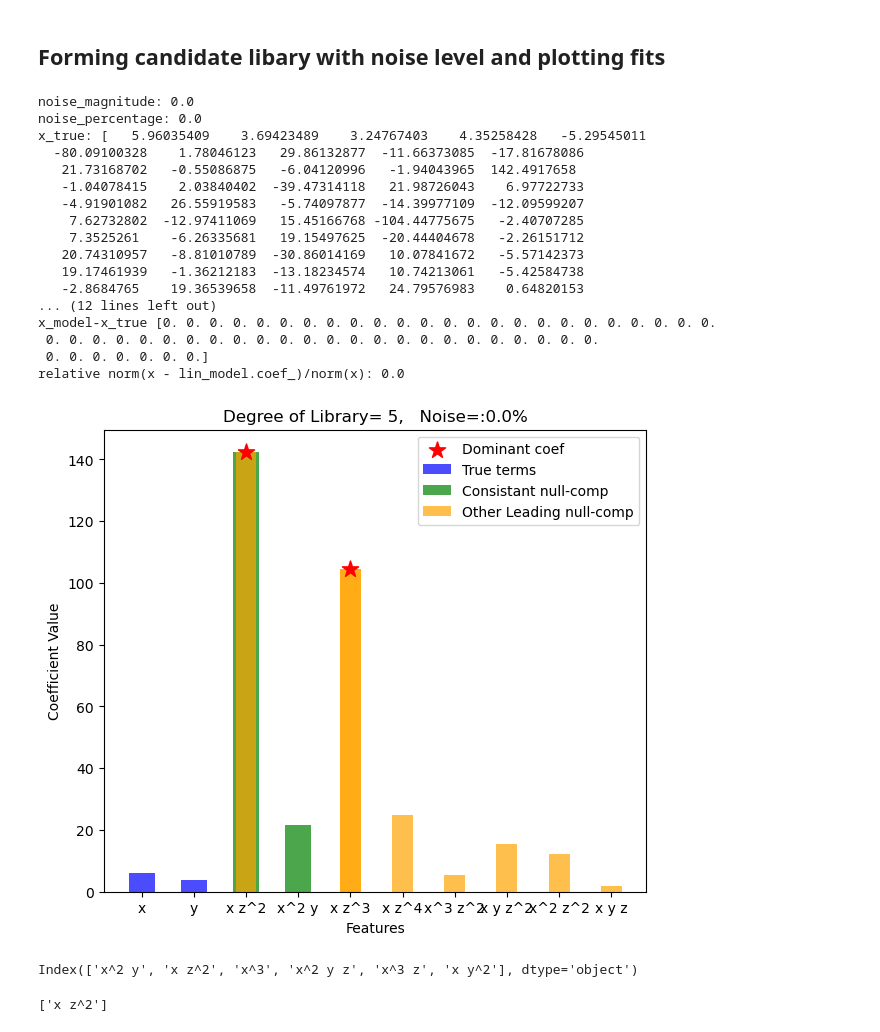
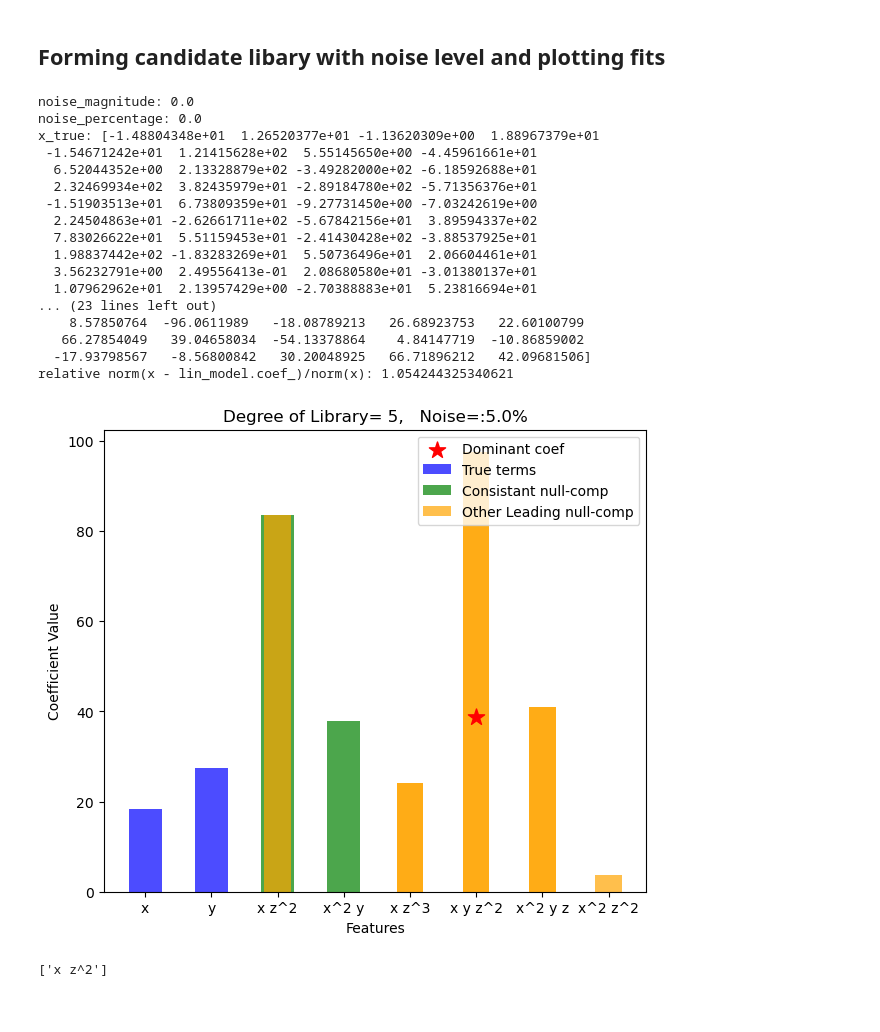
Before and after one commit to mjayadharan/DAE-FINDER_dev, a Jupyter notebook: Examples/IllposednessCheck/OLS thresholding 4.ipynb, the cells around one changed output. Saved outputs shown, nothing was run; the diff lists cells and outputs as text; code cells hidden in the pictures.

```diff
--- a/Examples/IllposednessCheck/OLS thresholding 4.ipynb
+++ b/Examples/IllposednessCheck/OLS thresholding 4.ipynb
@@ -374,0 +451,9 @@ stols_df
+# %%
+b_ = dy_dt_svgol_filter
+# b_ = dx_dt_svgol_filter
+# b_ = dz_dt_svgol_filter
+
+inner_products = np.abs(scaled_cand_lib.apply(lambda col: np.dot(b_, col)))
+sorted_columns = inner_products.sort_values()[::-1].index
+scaled_cand_lib = scaled_cand_lib[sorted_columns]
+scaled_cand_lib.head()
@@ -1108,7 +1140,7 @@ plt.show()
 ## Forming candidate libary with noise level and plotting fits
 # %%
 #Adding noise to the data matrix
-noise_perc = 0.00
+noise_perc = 0.05
 
 data_matrix_df = deepcopy(data_matrix_df_orig)
 for col in data_matrix_df.columns:
@@ -1130,11 +1162,21 @@ candidate_lib_full = poly_feature_ob.fit_transform(data_matrix_df.drop("t", axis
 # in the candidate library
 candidate_lib_full = candidate_lib_full.drop(["1"], axis=1)
 
-#scaling the columns
-from sklearn.preprocessing import normalize
-scaled_cand_lib = pd.DataFrame(normalize(candidate_lib_full, norm='l2', axis=0), columns=candidate_lib_full.columns)
+# #scaling the columns
+# from sklearn.preprocessing import normalize
+# scaled_cand_lib = pd.DataFrame(normalize(candidate_lib_full, norm='l2', axis=0), columns=candidate_lib_full.columns)
+# if '1' in scaled_cand_lib.columns:
+#         scaled_cand_lib['1'] = 1
+
+
+#scaling the candidate columns to set std of 1
+from sklearn.preprocessing import StandardScaler
+s_scaler = StandardScaler(with_std=True, with_mean=False)
+scaled_cand_lib = pd.DataFrame(s_scaler.fit_transform(candidate_lib_full), columns=s_scaler.feature_names_in_)
 if '1' in scaled_cand_lib.columns:
         scaled_cand_lib['1'] = 1
+
+# scaled_cand_lib = candidate_lib_full
 
 #Converting the scaled candidate library to a numpy array
 A = scaled_cand_lib.to_numpy()
@@ -1147,8 +1189,8 @@ U, S, Vt = np.linalg.svd(A_design, full_matrices=True)
 
 dx_dt = np.gradient(scaled_cand_lib['x'], t_exact)
 dx_dt_series = pd.Series(dx_dt, index=t_exact.index, name='dx/dt')
-y = dx_dt_series.to_numpy()
-# y = dx_dt_lorenz
+# y = dx_dt_series.to_numpy()
+y = dy_dt_svgol_filter
 
 # y_noise_comp = A @ noise_comp
 # y_noise_comp = noise_perc* y_noise_comp/np.linalg.norm(y_noise_comp)
@@ -1244,53 +1286,49 @@ fig, ax = plt.subplots(figsize=(7, 6))
 
 ax.bar(true_model_coef, abs(sorted_x_model_df.loc[true_model_coef]['Coefficient']), label='True terms', color='blue', alpha=0.7, width=0.5)
 
 ax.bar(consistent_null, abs(sorted_x_model_df.loc[consistent_null]['Coefficient']), label='Consistant null-comp', color='green', alpha=0.7, width=0.5)
 
 # Plot the first four indices of vt_last_component with smaller bar thickness
 ax.bar(vt_dom_components, abs(sorted_x_model_df.loc[vt_dom_components]['Coefficient']), label='Other Leading null-comp', color='orange', alpha=0.7, width=0.4)
 
 # Plot the first four indices of dominant_model_coef
 # ax.bar(dominant_model_coef, abs(sorted_x_model_df.loc[dominant_model_coef]['Coefficient']), label='Dom-fit-comp', color='green', alpha=0.7, width=0.4)
 
 # Add scatter plots for the true model coefficients
 # ax.scatter(true_model_coef, abs(sorted_x_true_df.loc[true_model_coef]['Coefficient']), label='True term', color='red', marker='o', s=100)
 # ax.scatter(vt_dom_components, abs(sorted_x_true_df.loc[vt_dom_components]['Coefficient']),label='Lead null-comp', color='red', marker='*', s=150)
 ax.scatter(dominant_comp_plot, abs(sorted_x_true_df.loc[dominant_comp_plot]['Coefficient']),label='Dominant coef', color='red', marker='*', s=150)
 
 
 # Add labels and title
 ax.set_ylabel('Coefficient Value')
 ax.set_xlabel('Features')
 
 ax.set_title('Degree of Library= {},   Noise=:{}'.format(poly_degree, noise_perc*100) + '%')
 ax.legend()
 
 plt.show()
 # file_name = "OLS_degree_{}_noise_{}.png".format(poly_degree, other_noise_perc*100)
 # fig.savefig(os.path.join("figures", file_name), dpi=300)
 # %% [output]
 noise_magnitude: 0.0
 noise_percentage: 0.0
-x_true: [   5.96035409    3.69423489    3.24767403    4.35258428   -5.29545011
-  -80.09100328    1.78046123   29.86132877  -11.66373085  -17.81678086
-   21.73168702   -0.55086875   -6.04120996   -1.94043965  142.4917658
-   -1.04078415    2.03840402  -39.47314118   21.98726043    6.97722733
-   -4.91901082   26.55919583   -5.74097877  -14.39977109  -12.09599207
-    7.62732802  -12.97411069   15.45166768 -104.44775675   -2.40707285
-    7.3525261    -6.26335681   19.15497625  -20.44404678   -2.26151712
-   20.74310957   -8.81010789  -30.86014169   10.07841672   -5.57142373
-   19.17461939   -1.36212183  -13.18234574   10.74213061   -5.42584738
-   -2.8684765    19.36539658  -11.49761972   24.79576983    0.64820153
-... (12 lines left out)
-x_model-x_true [0. 0. 0. 0. 0. 0. 0. 0. 0. 0. 0. 0. 0. 0. 0. 0. 0. 0. 0. 0. 0. 0. 0. 0.
- 0. 0. 0. 0. 0. 0. 0. 0. 0. 0. 0. 0. 0. 0. 0. 0. 0. 0. 0. 0. 0. 0. 0. 0.
- 0. 0. 0. 0. 0. 0. 0.]
-relative norm(x - lin_model.coef_)/norm(x): 0.0
+x_true: [-1.48804348e+01  1.26520377e+01 -1.13620309e+00  1.88967379e+01
+ -1.54671242e+01  1.21415628e+02  5.55145650e+00 -4.45961661e+01
+  6.52044352e+00  2.13328879e+02 -3.49282000e+02 -6.18592688e+01
+  2.32469934e+02  3.82435979e+01 -2.89184780e+02 -5.71356376e+01
+ -1.51903513e+01  6.73809359e+01 -9.27731450e+00 -7.03242619e+00
+  2.24504863e+01 -2.62661711e+02 -5.67842156e+01  3.89594337e+02
+  7.83026622e+01  5.51159453e+01 -2.41430428e+02 -3.88537925e+01
+  1.98837442e+02 -1.83283269e+01  5.50736496e+01  2.06604461e+01
+  3.56232791e+00  2.49556413e-01  2.08680580e+01 -3.01380137e+01
+  1.07962962e+01  2.13957429e+00 -2.70388883e+01  5.23816694e+01
+... (23 lines left out)
+    8.57850764  -96.0611989   -18.08789213   26.68923753   22.60100799
+   66.27854049   39.04658034  -54.13378864    4.84147719  -10.86859002
+  -17.93798567   -8.56800842   30.20048925   66.71896212   42.09681506]
+relative norm(x - lin_model.coef_)/norm(x): 1.054244325340621
-[figure, old version]
+[figure, new version]
-# %%
-sorted_x_model_df.index[:6]
-# %% [output]
-Index(['x^2 y', 'x z^2', 'x^3', 'x^2 y z', 'x^3 z', 'x y^2'], dtype='object')
 # %%
 dominant_comp_plot
 # %% [output]
```
Also changed, not shown: parts of 44 cells of this notebook.
